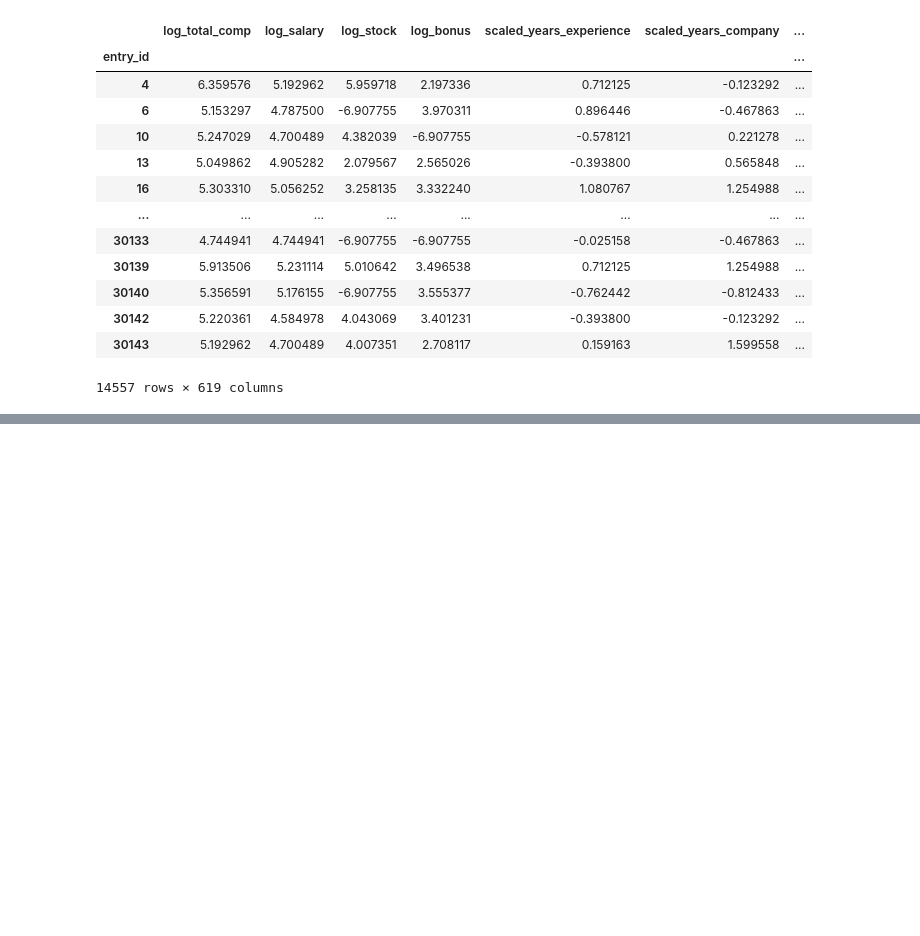
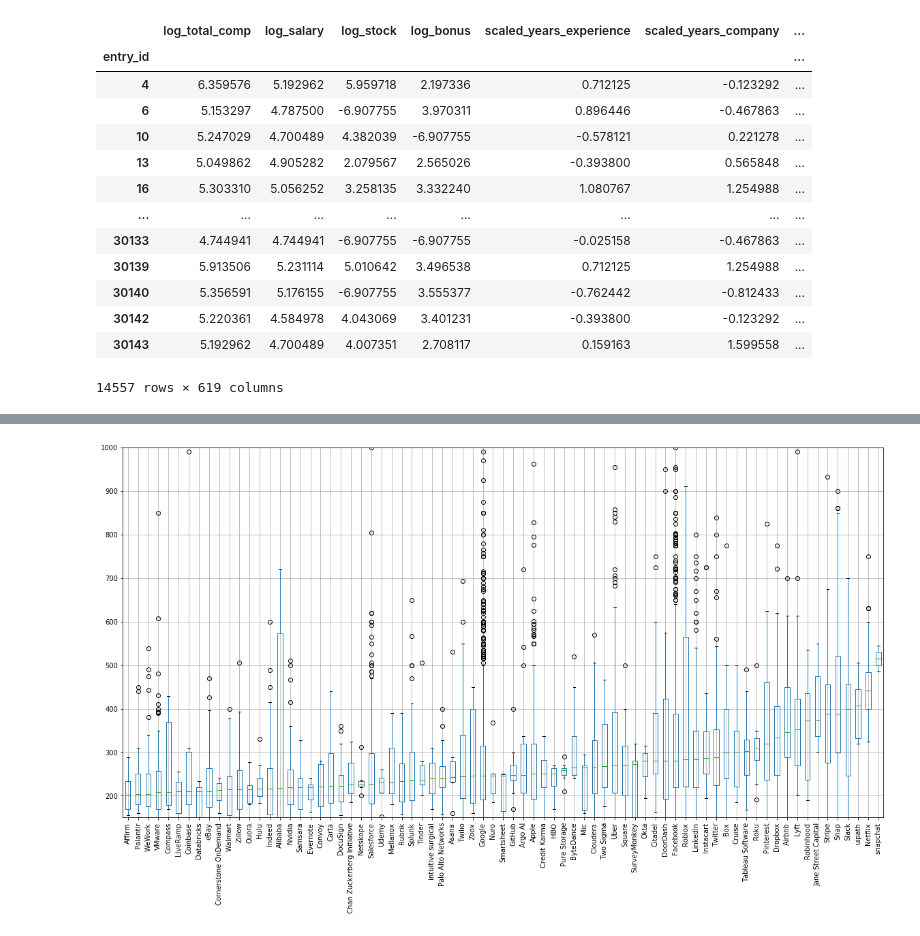
Before and after one commit to simonayzman/CompensationNegotiation, a Jupyter notebook: Data Preparation.ipynb, the cells around one changed output, grey strips where cells are left out. Saved outputs shown, nothing was run; the diff lists cells and outputs as text; code cells hidden in the pictures; blank space fills up the shorter version.

```diff
--- a/Data Preparation.ipynb
+++ b/Data Preparation.ipynb
@@ -553,0 +596,5 @@ comp_final_interactions.to_csv('data/prepped_comp_data_interactions.csv')
+# %%
+total_comp_plot = boxplot_sorted(comp, ['company'], 'total_comp', 200)
+total_comp_plot = total_comp_plot.set_ylim([150, 1000])
+# %% [output]
+[figure, added]
```
Also changed, not shown: parts of 7 cells of this notebook.
